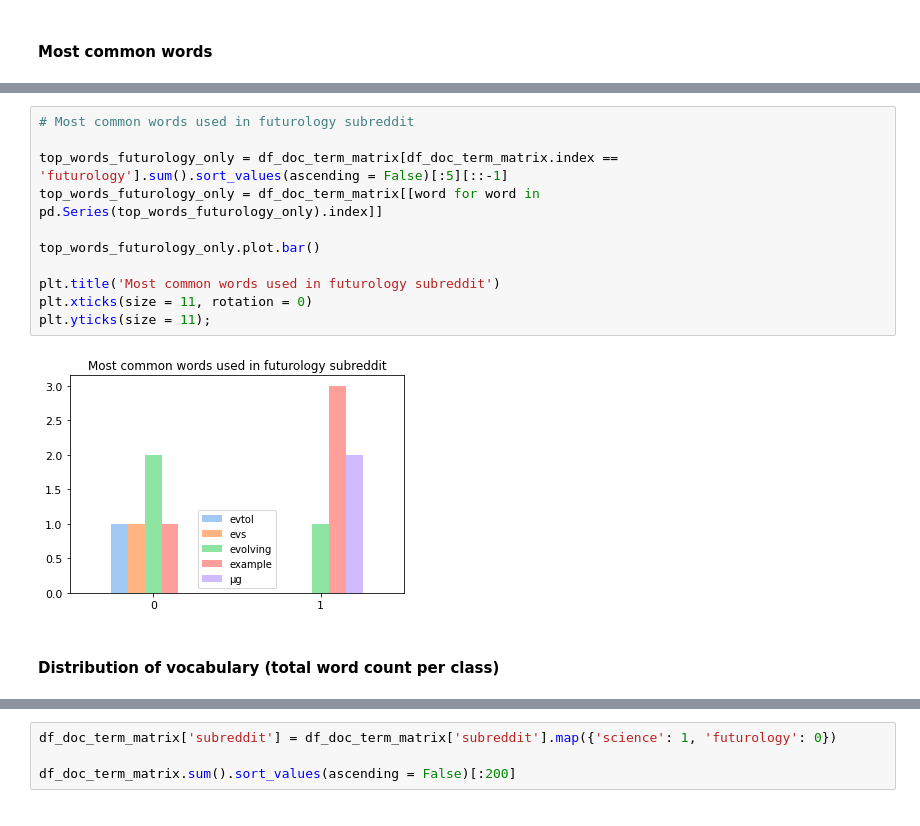
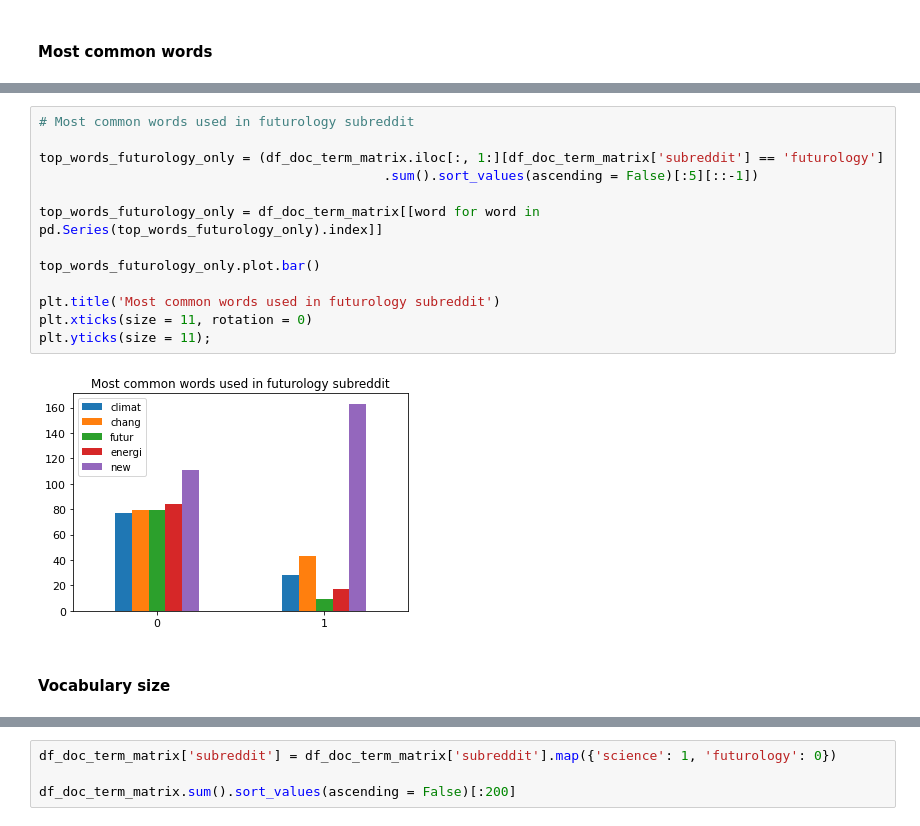
Before and after one commit to abishop17/plausible_utopia_nlp_classification_modeling, a Jupyter notebook: code/Project 3 - #1 of 3 (Preprocessing, EDA) - Plausible Utopia -- Classification Modeling on Subreddits.ipynb, the cells around one changed output, grey strips where cells are left out. Saved outputs shown, nothing was run; the diff lists cells and outputs as text.

```diff
--- a/code/Project 3 - #1 of 3 (Preprocessing, EDA) - Plausible Utopia -- Classification Modeling on Subreddits.ipynb
+++ b/code/Project 3 - #1 of 3 (Preprocessing, EDA) - Plausible Utopia -- Classification Modeling on Subreddits.ipynb
@@ -359,15 +363,17 @@ TypeError: '<' not supported between instances of 'numpy.ndarray' and 'str'
 # %%
 # Most common words used in futurology subreddit
 
-top_words_futurology_only = df_doc_term_matrix[df_doc_term_matrix.index == 'futurology'].sum().sort_values(ascending = False)[:5][::-1]
+top_words_futurology_only = (df_doc_term_matrix.iloc[:, 1:][df_doc_term_matrix['subreddit'] == 'futurology']
+                                            .sum().sort_values(ascending = False)[:5][::-1])
+
 top_words_futurology_only = df_doc_term_matrix[[word for word in pd.Series(top_words_futurology_only).index]]
 
 top_words_futurology_only.plot.bar()
 
 plt.title('Most common words used in futurology subreddit')
 plt.xticks(size = 11, rotation = 0)
 plt.yticks(size = 11);
 # %% [output]
-[figure, old version]
+[figure, new version]
-# %% [markdown]
-#### Distribution of vocabulary (total word count per class)
+# %% [markdown]
+#### Vocabulary size
```
Also changed, not shown: parts of 8 cells of this notebook, 1 other file.
